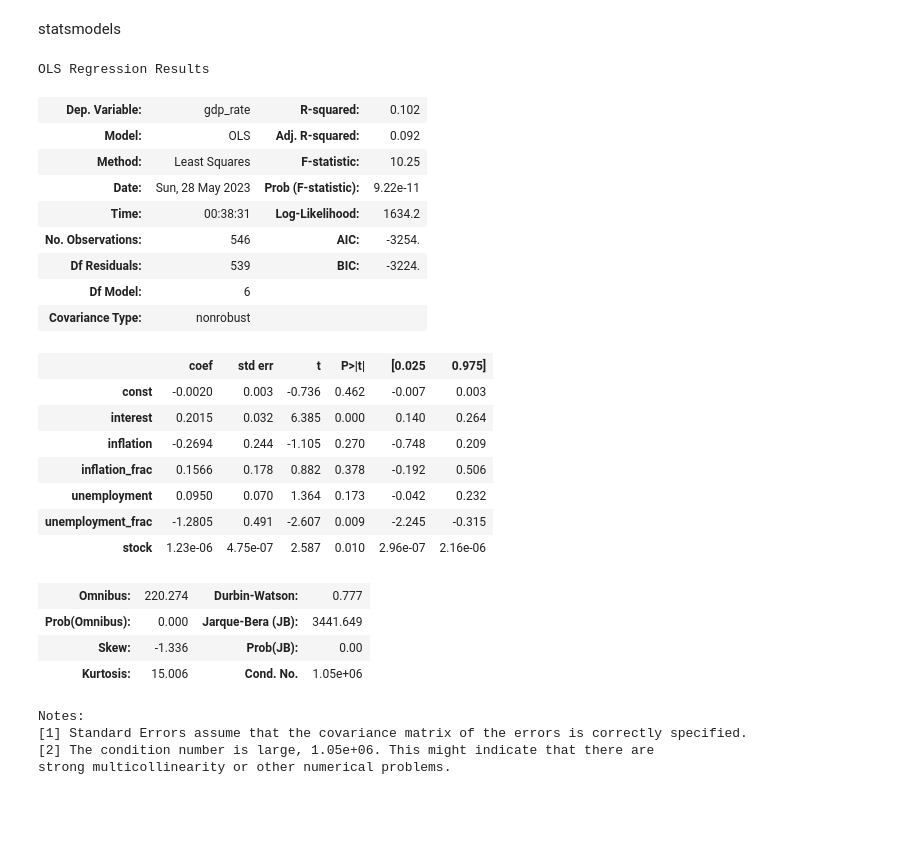
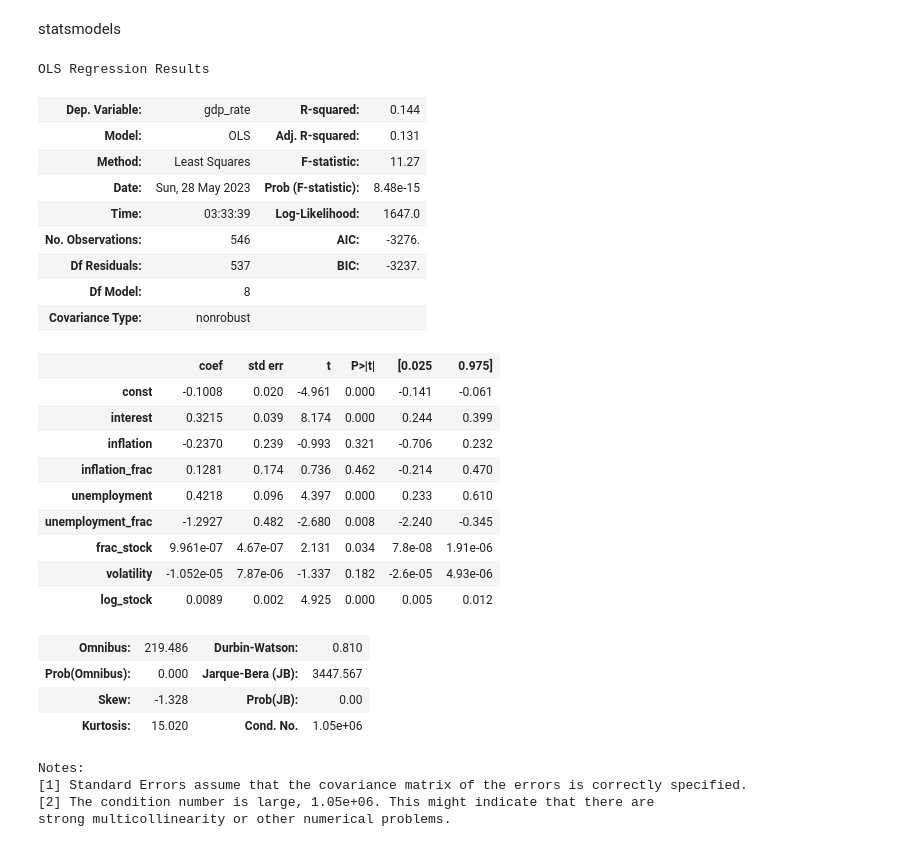
Before and after one commit to Tommylee1013/JapaneseIssue, a Jupyter notebook: Machine Learning Model.ipynb, the cells around one changed output. Drawn from its saved outputs; the diff is of its cells as text; code cells hidden in the pictures; blank space fills up the shorter version.

```diff
--- a/Machine Learning Model.ipynb
+++ b/Machine Learning Model.ipynb
@@ -296,0 +351,3 @@ feature_Mat
+# %%
+monVol = dailyVol.resample('M').mean()
+monVol.plot(figsize = (15,5))
@@ -296,0 +357,4 @@ feature_Mat
+# %%
+feature_Mat = feature_Mat.join(monVol, how = 'left')
+feature_Mat.columns = ['interest','inflation','inflation_frac','unemployment','unemployment_frac','stock','volatility']
+feature_Mat
@@ -296,0 +375,4 @@ feature_Mat
+# %%
+feature_Mat = feature_Mat.join(np.log(nikkei), how = 'left')
+feature_Mat.columns = ['interest','inflation','inflation_frac','unemployment','unemployment_frac','frac_stock','volatility','log_stock']
+feature_Mat
@@ -297,5 +393,5 @@ feature_Mat
 # %%
 feature_Mat = feature_Mat.join(gdp * 0.01, how = 'left').fillna(method = 'bfill')
-feature_Mat.columns = ['interest','inflation','inflation_frac','unemployment','unemployment_frac','stock','gdp_rate']
+feature_Mat.columns = ['interest','inflation','inflation_frac','unemployment','unemployment_frac','frac_stock','volatility','log_stock', 'gdp_rate']
 feature_Mat
 # %% [output]
@@ -389,35 +499,37 @@ statsmodels
 # %%
 import statsmodels.api as sm
 y = Data['gdp_rate']
 X = Data.drop(['gdp_rate'], axis = 1)
 X = sm.add_constant(X)
 
-model = sm.OLS(y, X)
-results = model.fit()
+fitmodel = sm.OLS(y, X)
+results = fitmodel.fit()
 results.summary()
 # %% [output]
 OLS Regression Results
-| Dep. Variable: | gdp_rate | R-squared: | 0.102 |
-| Model: | OLS | Adj. R-squared: | 0.092 |
-| Method: | Least Squares | F-statistic: | 10.25 |
-| Date: | Sun, 28 May 2023 | Prob (F-statistic): | 9.22e-11 |
-| Time: | 00:38:31 | Log-Likelihood: | 1634.2 |
-| No. Observations: | 546 | AIC: | -3254. |
-| Df Residuals: | 539 | BIC: | -3224. |
-| Df Model: | 6 |  |  |
+| Dep. Variable: | gdp_rate | R-squared: | 0.144 |
+| Model: | OLS | Adj. R-squared: | 0.131 |
+| Method: | Least Squares | F-statistic: | 11.27 |
+| Date: | Sun, 28 May 2023 | Prob (F-statistic): | 8.48e-15 |
+| Time: | 03:33:39 | Log-Likelihood: | 1647.0 |
+| No. Observations: | 546 | AIC: | -3276. |
+| Df Residuals: | 537 | BIC: | -3237. |
+| Df Model: | 8 |  |  |
 | Covariance Type: | nonrobust |  |  |
 |  | coef | std err | t | P>|t| | [0.025 | 0.975] |
-| const | -0.0020 | 0.003 | -0.736 | 0.462 | -0.007 | 0.003 |
-| interest | 0.2015 | 0.032 | 6.385 | 0.000 | 0.140 | 0.264 |
-| inflation | -0.2694 | 0.244 | -1.105 | 0.270 | -0.748 | 0.209 |
-| inflation_frac | 0.1566 | 0.178 | 0.882 | 0.378 | -0.192 | 0.506 |
-| unemployment | 0.0950 | 0.070 | 1.364 | 0.173 | -0.042 | 0.232 |
-| unemployment_frac | -1.2805 | 0.491 | -2.607 | 0.009 | -2.245 | -0.315 |
-| stock | 1.23e-06 | 4.75e-07 | 2.587 | 0.010 | 2.96e-07 | 2.16e-06 |
+| const | -0.1008 | 0.020 | -4.961 | 0.000 | -0.141 | -0.061 |
+| interest | 0.3215 | 0.039 | 8.174 | 0.000 | 0.244 | 0.399 |
+| inflation | -0.2370 | 0.239 | -0.993 | 0.321 | -0.706 | 0.232 |
+| inflation_frac | 0.1281 | 0.174 | 0.736 | 0.462 | -0.214 | 0.470 |
+| unemployment | 0.4218 | 0.096 | 4.397 | 0.000 | 0.233 | 0.610 |
+| unemployment_frac | -1.2927 | 0.482 | -2.680 | 0.008 | -2.240 | -0.345 |
+| frac_stock | 9.961e-07 | 4.67e-07 | 2.131 | 0.034 | 7.8e-08 | 1.91e-06 |
+| volatility | -1.052e-05 | 7.87e-06 | -1.337 | 0.182 | -2.6e-05 | 4.93e-06 |
+| log_stock | 0.0089 | 0.002 | 4.925 | 0.000 | 0.005 | 0.012 |
-| Omnibus: | 220.274 | Durbin-Watson: | 0.777 |
-| Prob(Omnibus): | 0.000 | Jarque-Bera (JB): | 3441.649 |
-| Skew: | -1.336 | Prob(JB): | 0.00 |
-| Kurtosis: | 15.006 | Cond. No. | 1.05e+06 |
+| Omnibus: | 219.486 | Durbin-Watson: | 0.810 |
+| Prob(Omnibus): | 0.000 | Jarque-Bera (JB): | 3447.567 |
+| Skew: | -1.328 | Prob(JB): | 0.00 |
+| Kurtosis: | 15.020 | Cond. No. | 1.05e+06 |
 Notes:
 [1] Standard Errors assume that the covariance matrix of the errors is correctly specified.
 [2] The condition number is large, 1.05e+06. This might indicate that there are
```
Also changed, not shown: parts of 21 cells of this notebook.
